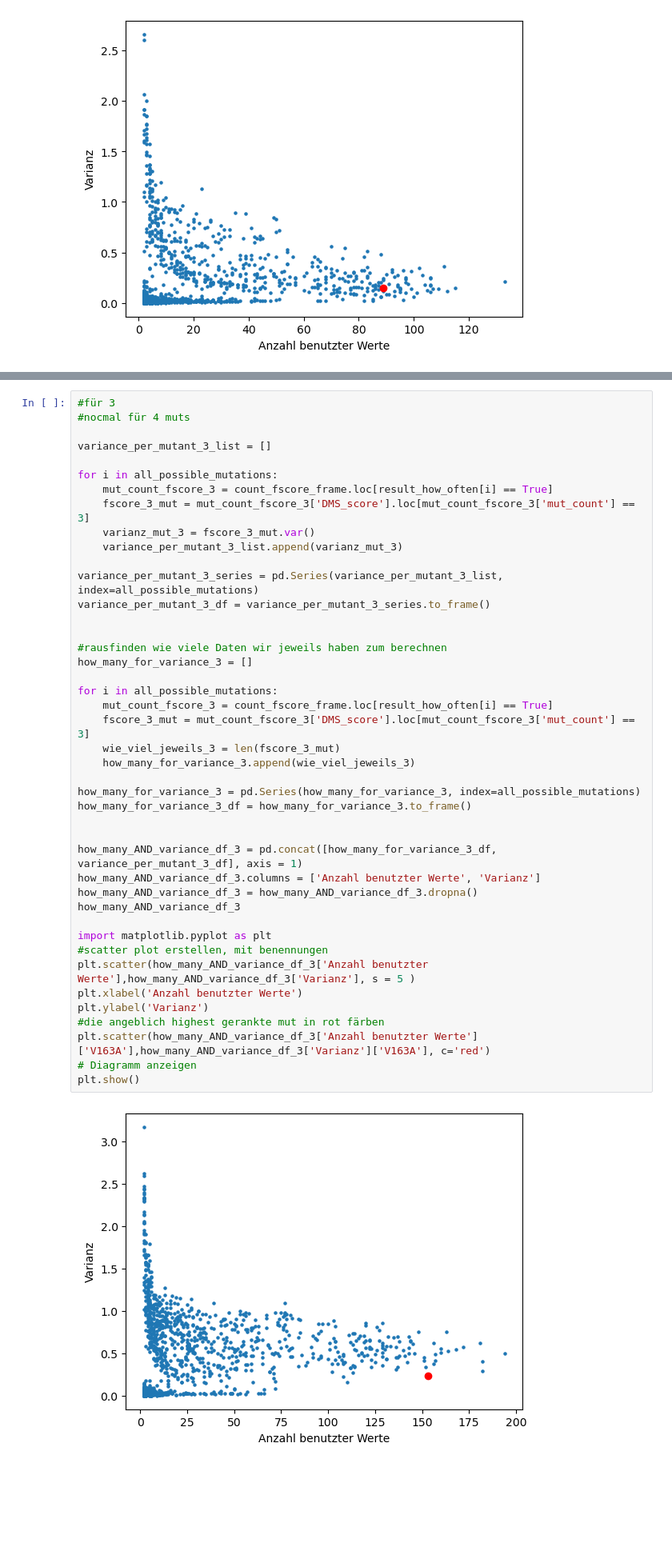
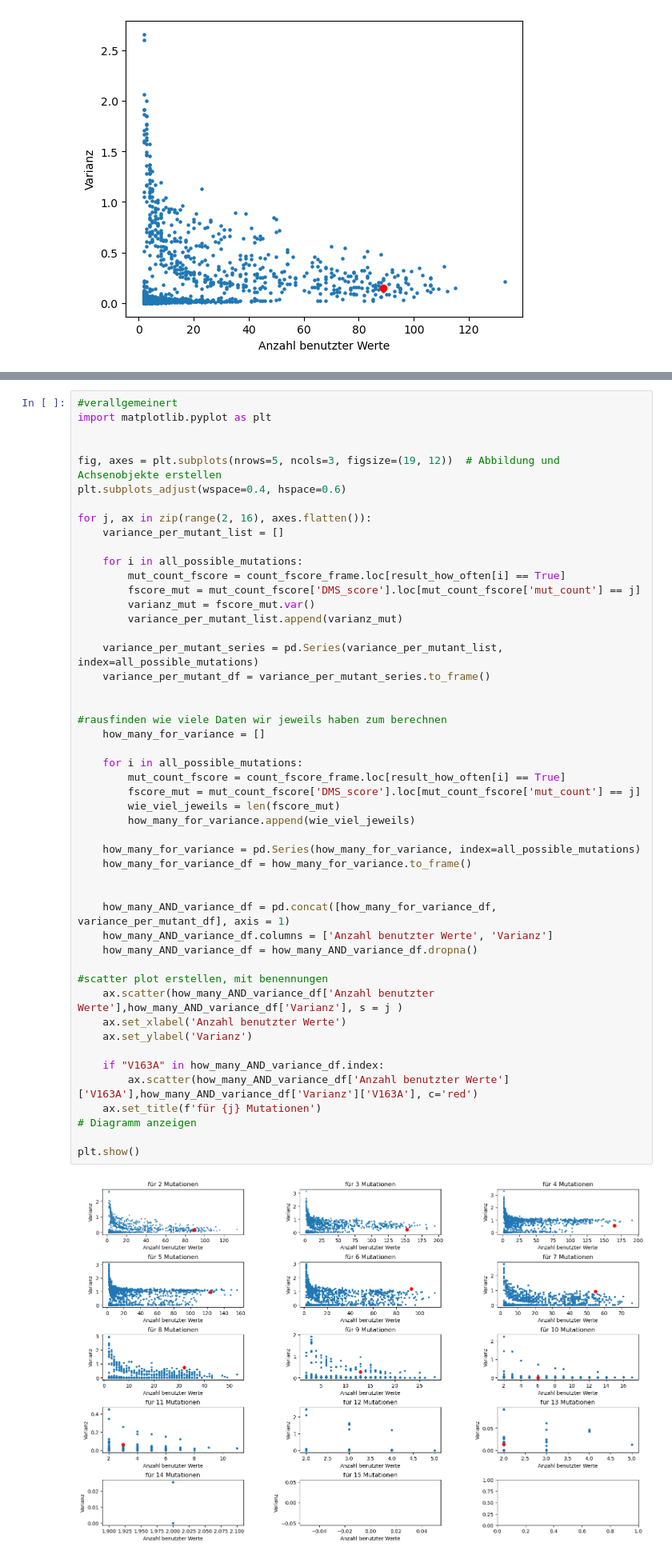
Before and after one commit to datascience-mobi-2023/topic02_team03, a Jupyter notebook: L_first_part_stabilizing_mutations.ipynb, the cells around one changed output, grey strips where cells are left out. Shown at 80% size. Saved outputs shown, nothing was run; the diff lists cells and outputs as text; blank space fills up the shorter version.

Commit message:
aktuelle Version für Besprechung, mit allen Graphen

```diff
--- a/L_first_part_stabilizing_mutations.ipynb
+++ b/L_first_part_stabilizing_mutations.ipynb
@@ -294,45 +295,51 @@ plt.show()
 # %%
-#für 3
-#nocmal für 4 muts
+#verallgemeinert
+import matplotlib.pyplot as plt
 
-variance_per_mutant_3_list = []
 
-for i in all_possible_mutations:
-    mut_count_fscore_3 = count_fscore_frame.loc[result_how_often[i] == True]
-    fscore_3_mut = mut_count_fscore_3['DMS_score'].loc[mut_count_fscore_3['mut_count'] == 3]
-    varianz_mut_3 = fscore_3_mut.var()
-    variance_per_mutant_3_list.append(varianz_mut_3)
+fig, axes = plt.subplots(nrows=5, ncols=3, figsize=(19, 12))  # Abbildung und Achsenobjekte erstellen
+plt.subplots_adjust(wspace=0.4, hspace=0.6)
 
-variance_per_mutant_3_series = pd.Series(variance_per_mutant_3_list, index=all_possible_mutations)
-variance_per_mutant_3_df = variance_per_mutant_3_series.to_frame()
+for j, ax in zip(range(2, 16), axes.flatten()):
+    variance_per_mutant_list = []
+
+    for i in all_possible_mutations:
+        mut_count_fscore = count_fscore_frame.loc[result_how_often[i] == True]
+        fscore_mut = mut_count_fscore['DMS_score'].loc[mut_count_fscore['mut_count'] == j]
+        varianz_mut = fscore_mut.var()
+        variance_per_mutant_list.append(varianz_mut)
+
+    variance_per_mutant_series = pd.Series(variance_per_mutant_list, index=all_possible_mutations)
+    variance_per_mutant_df = variance_per_mutant_series.to_frame()
 
 
 #rausfinden wie viele Daten wir jeweils haben zum berechnen
-how_many_for_variance_3 = []
+    how_many_for_variance = []
 
-for i in all_possible_mutations:
-    mut_count_fscore_3 = count_fscore_frame.loc[result_how_often[i] == True]
-    fscore_3_mut = mut_count_fscore_3['DMS_score'].loc[mut_count_fscore_3['mut_count'] == 3]
-    wie_viel_jeweils_3 = len(fscore_3_mut)
-    how_many_for_variance_3.append(wie_viel_jeweils_3)
+    for i in all_possible_mutations:
+        mut_count_fscore = count_fscore_frame.loc[result_how_often[i] == True]
+        fscore_mut = mut_count_fscore['DMS_score'].loc[mut_count_fscore['mut_count'] == j]
+        wie_viel_jeweils = len(fscore_mut)
+        how_many_for_variance.append(wie_viel_jeweils)
 
-how_many_for_variance_3 = pd.Series(how_many_for_variance_3, index=all_possible_mutations)
-how_many_for_variance_3_df = how_many_for_variance_3.to_frame()
+    how_many_for_variance = pd.Series(how_many_for_variance, index=all_possible_mutations)
+    how_many_for_variance_df = how_many_for_variance.to_frame()
 
 
-how_many_AND_variance_df_3 = pd.concat([how_many_for_variance_3_df, variance_per_mutant_3_df], axis = 1)
-how_many_AND_variance_df_3.columns = ['Anzahl benutzter Werte', 'Varianz']
-how_many_AND_variance_df_3 = how_many_AND_variance_df_3.dropna()
-how_many_AND_variance_df_3
+    how_many_AND_variance_df = pd.concat([how_many_for_variance_df, variance_per_mutant_df], axis = 1)
+    how_many_AND_variance_df.columns = ['Anzahl benutzter Werte', 'Varianz']
+    how_many_AND_variance_df = how_many_AND_variance_df.dropna()
 
-import matplotlib.pyplot as plt
 #scatter plot erstellen, mit benennungen
-plt.scatter(how_many_AND_variance_df_3['Anzahl benutzter Werte'],how_many_AND_variance_df_3['Varianz'], s = 5 )
-plt.xlabel('Anzahl benutzter Werte')
-plt.ylabel('Varianz')
-#die angeblich highest gerankte mut in rot färben
-plt.scatter(how_many_AND_variance_df_3['Anzahl benutzter Werte']['V163A'],how_many_AND_variance_df_3['Varianz']['V163A'], c='red')
+    ax.scatter(how_many_AND_variance_df['Anzahl benutzter Werte'],how_many_AND_variance_df['Varianz'], s = j )
+    ax.set_xlabel('Anzahl benutzter Werte')
+    ax.set_ylabel('Varianz')
+
+    if "V163A" in how_many_AND_variance_df.index:
+        ax.scatter(how_many_AND_variance_df['Anzahl benutzter Werte']['V163A'],how_many_AND_variance_df['Varianz']['V163A'], c='red')
+    ax.set_title(f'für {j} Mutationen')
 # Diagramm anzeigen
+
 plt.show()
 # %% [output]
-[figure, old version]
+[figure, new version]
```
Also changed, not shown: parts of 14 cells of this notebook.
